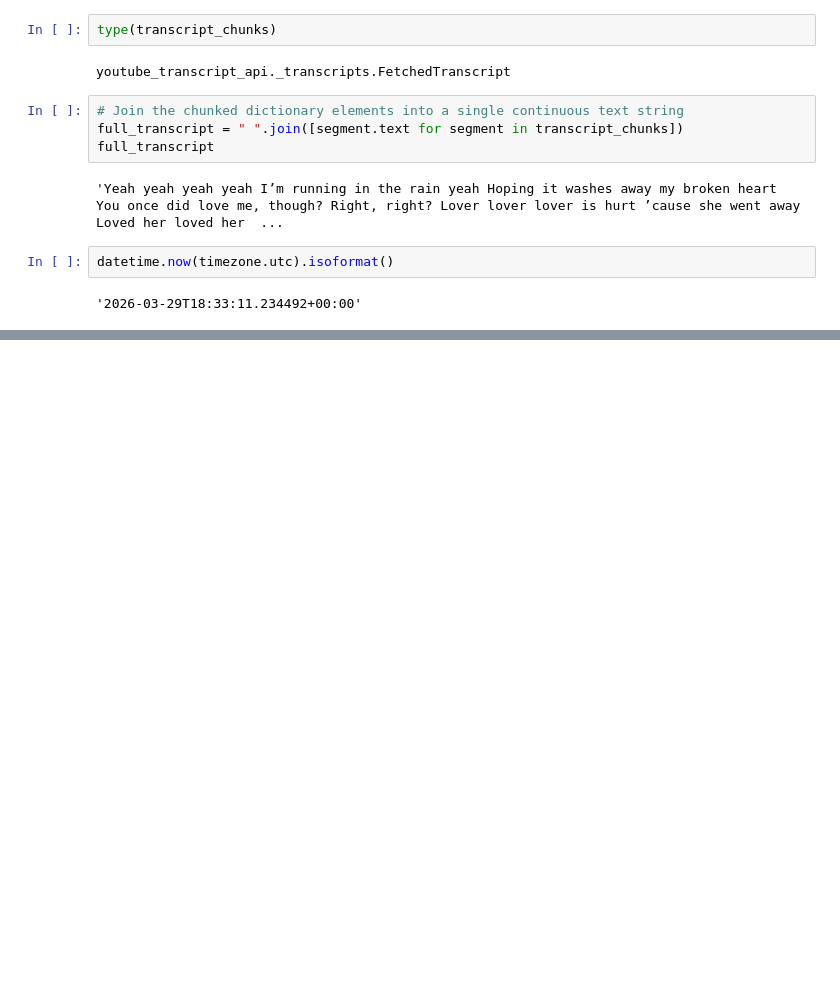
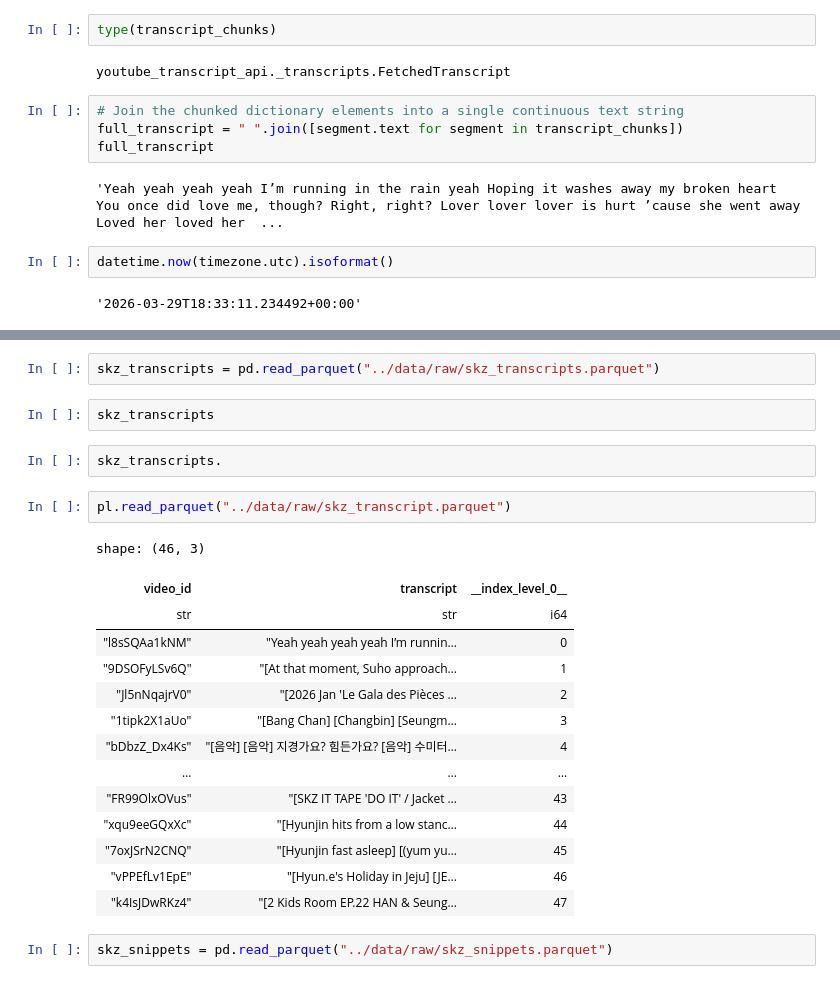
Before and after one commit to tejakusumahyusuf832/skz-pace, a Jupyter notebook: notebooks/1.0-data-acquisition.ipynb, the cells around one changed output, grey strips where cells are left out. Cells and saved outputs as stored; diff of their text form; blank space fills up the shorter version.

```diff
--- a/notebooks/1.0-data-acquisition.ipynb
+++ b/notebooks/1.0-data-acquisition.ipynb
@@ -560,0 +493,25 @@ skz_stats_2
+# %%
+skz_transcripts = pd.read_parquet("../data/raw/skz_transcripts.parquet")
+# %%
+skz_transcripts
+# %%
+skz_transcripts.
+# %%
+pl.read_parquet("../data/raw/skz_transcript.parquet")
+# %% [output]
+shape: (46, 3)
+| video_id | transcript | __index_level_0__ |
+| str | str | i64 |
+| "l8sSQAa1kNM" | "Yeah yeah yeah yeah I’m runnin… | 0 |
+| "9DSOFyLSv6Q" | "[At that moment, Suho approach… | 1 |
+| "Jl5nNqajrV0" | "[2026 Jan 'Le Gala des Pièces … | 2 |
+| "1tipk2X1aUo" | "[Bang Chan] [Changbin] [Seungm… | 3 |
+| "bDbzZ_Dx4Ks" | "[음악] [음악] 지경가요? 힘든가요? [음악] 수미터… | 4 |
+| … | … | … |
+| "FR99OlxOVus" | "[SKZ IT TAPE 'DO IT' / Jacket … | 43 |
+| "xqu9eeGQxXc" | "[Hyunjin hits from a low stanc… | 44 |
+| "7oxJSrN2CNQ" | "[Hyunjin fast asleep] [(yum yu… | 45 |
+| "vPPEfLv1EpE" | "[Hyun.e's Holiday in Jeju] [JE… | 46 |
+| "k4IsJDwRKz4" | "[2 Kids Room EP.22 HAN & Seung… | 47 |
+# %%
+skz_snippets = pd.read_parquet("../data/raw/skz_snippets.parquet")
```
Also changed, not shown: parts of 36 cells of this notebook, 5 other files.
